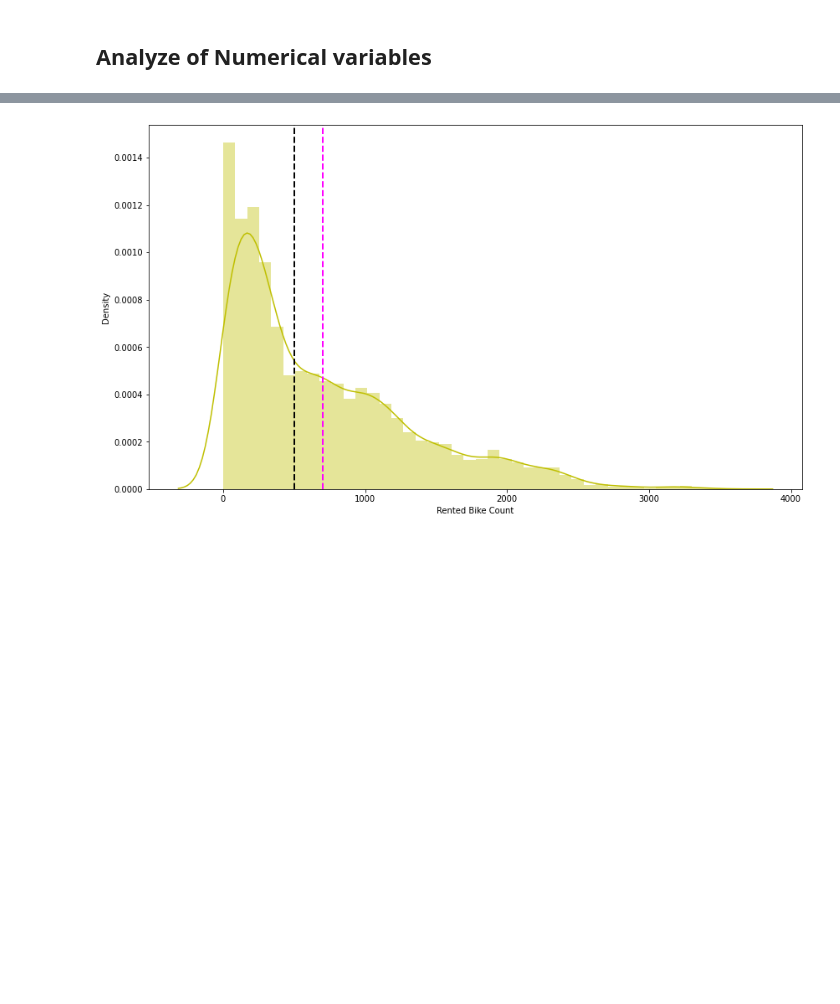
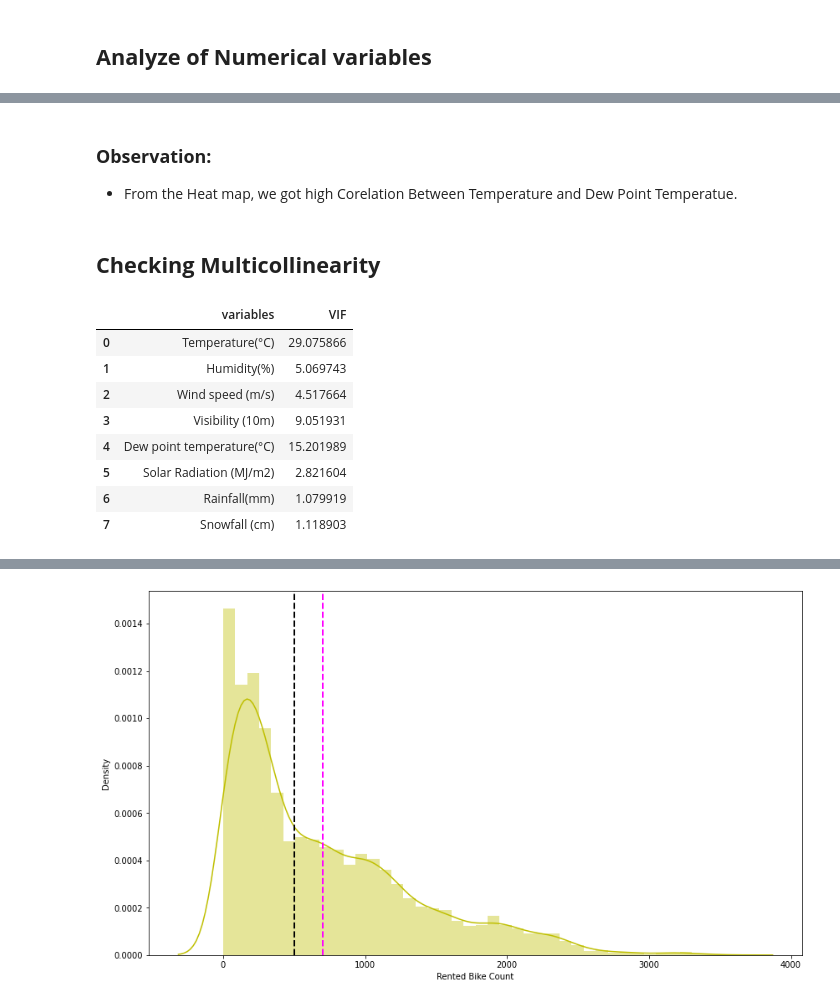
Before and after one commit to Rajakumaran-S/Seoul_Bike_Sharing_Demand_Prediction-_Capstone_Project-II, a Jupyter notebook: Raja_Bike_Sharing_Demand_Prediction_Capstone_Project_II.ipynb, the cells around one changed output, grey strips where cells are left out. Cells and saved outputs as stored; diff of their text form; code cells hidden in the pictures; blank space fills up the shorter version.

```diff
--- a/Raja_Bike_Sharing_Demand_Prediction_Capstone_Project_II.ipynb
+++ b/Raja_Bike_Sharing_Demand_Prediction_Capstone_Project_II.ipynb
@@ -377,0 +400,5 @@ for col in num_col:
+# %% [markdown]
+### <b>Observation:
+ * From the Heat map, we got high Corelation Between Temperature and Dew Point Temperatue.
+# %% [markdown]
+## <b>Checking Multicollinearity
@@ -377,0 +416,13 @@ for col in num_col:
+# %%
+#Check Multicollinearity of Numerical Columns
+calc_vif(df[[i for i in df.describe().columns if i not in ['Rented Bike Count']]])
+# %% [output]
+|  | variables | VIF |
+| 0 | Temperature(°C) | 29.075866 |
+| 1 | Humidity(%) | 5.069743 |
+| 2 | Wind speed (m/s) | 4.517664 |
+| 3 | Visibility (10m) | 9.051931 |
+| 4 | Dew point temperature(°C) | 15.201989 |
+| 5 | Solar Radiation (MJ/m2) | 2.821604 |
+| 6 | Rainfall(mm) | 1.079919 |
+| 7 | Snowfall (cm) | 1.118903 |
```
Also changed, not shown: parts of 67 cells of this notebook.
